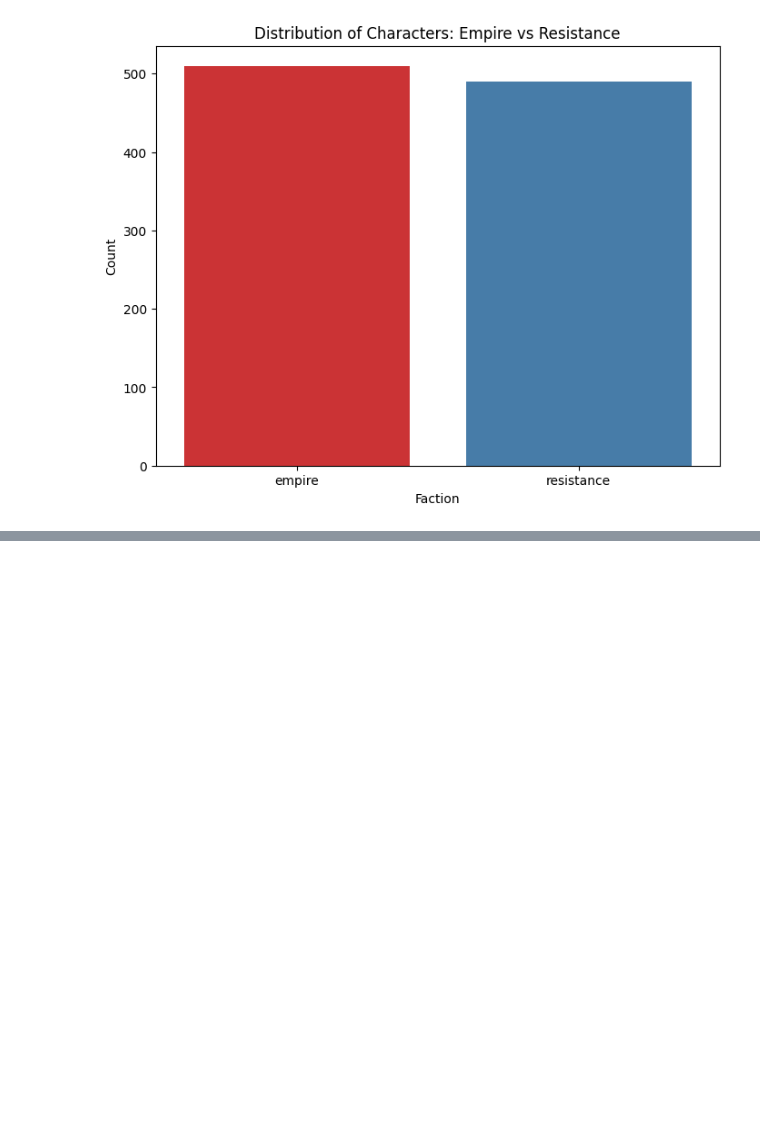
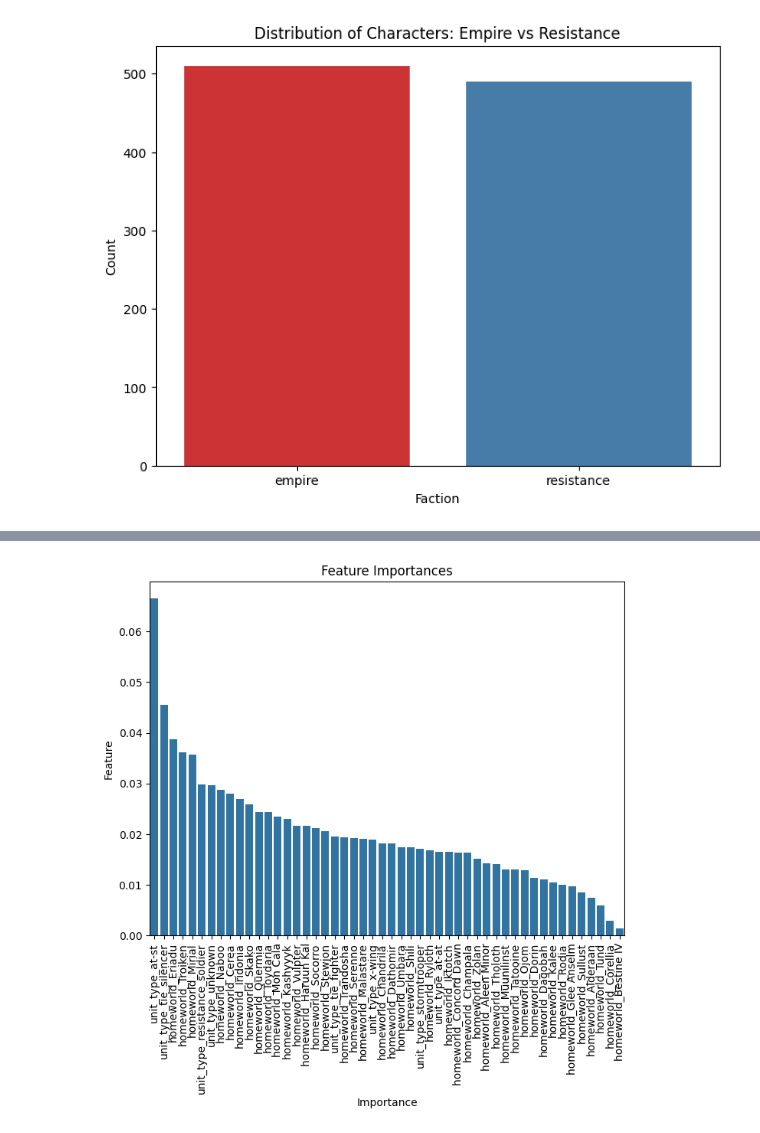
Before and after one commit to Cordeeceps/guided_project_3, a Jupyter notebook: predict.ipynb, the cells around one changed output, grey strips where cells are left out. Saved outputs shown, nothing was run; the diff lists cells and outputs as text; code cells hidden in the pictures; blank space fills up the shorter version.

Commit message:
working bar graph

```diff
--- a/predict.ipynb
+++ b/predict.ipynb
@@ -143,0 +142,16 @@ print("Accuracy:", accuracy)
+# %%
+importances = clf.feature_importances_
+
+# Create a DataFrame to hold the feature importances
+feature_importances = pd.DataFrame({'Feature': X.columns, 'Importance': importances})
+
+# Plotting feature importances
+plt.figure(figsize=(8, 6))
+sns.barplot(y='Importance', x='Feature', data=feature_importances.sort_values(by='Importance', ascending=False))
+plt.title('Feature Importances')
+plt.xlabel('Importance')
+plt.ylabel('Feature')
+plt.xticks(rotation=90)
+plt.show()
+# %% [output]
+[figure, added]
```
Also changed, not shown: parts of 1 cell of this notebook.
